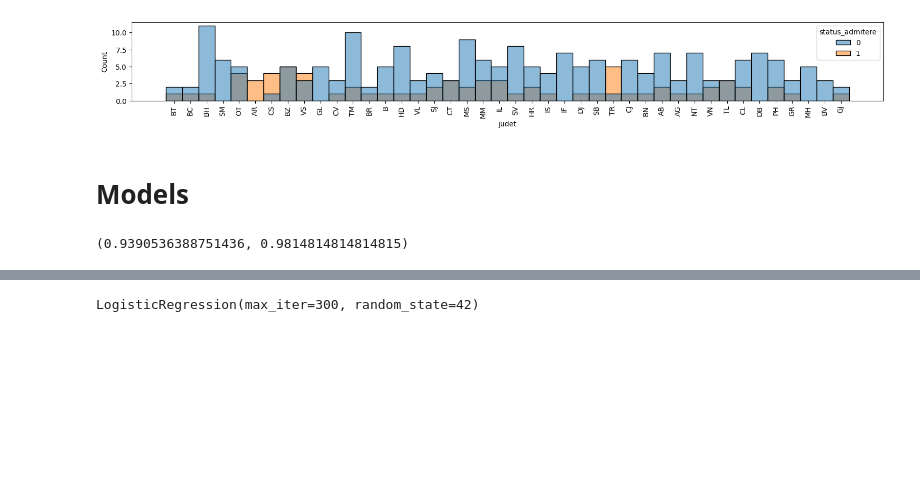
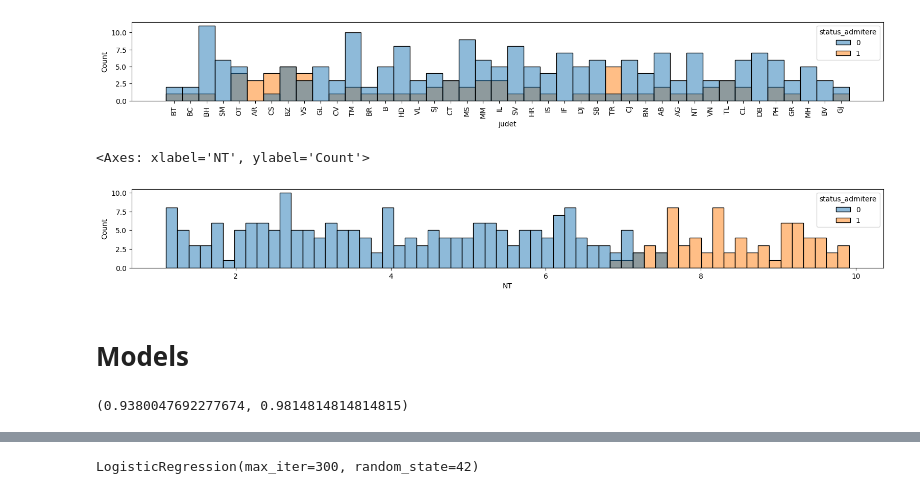
Before and after one commit to stefanasandei/roai-solved, a Jupyter notebook: simulare-03/admitere-liceu/admitere-liceu.ipynb, the cells around one changed output, grey strips where cells are left out. Saved outputs shown, nothing was run; the diff lists cells and outputs as text; code cells hidden in the pictures; blank space fills up the shorter version.

```diff
--- a/simulare-03/admitere-liceu/admitere-liceu.ipynb
+++ b/simulare-03/admitere-liceu/admitere-liceu.ipynb
@@ -56,6 +50,13 @@ sns.histplot(x="judet", data=df, hue='status_admitere')
 # %% [output]
 <Axes: xlabel='judet', ylabel='Count'>
 [figure]
+# %%
+plt.figure(figsize=(19, 2))
+
+sns.histplot(x="NT", data=df, hue="status_admitere", bins=60)
+# %% [output]
+<Axes: xlabel='NT', ylabel='Count'>
+[figure, added]
 # %% [markdown]
 # Models
 # %%
@@ -72,11 +73,11 @@ def evaluate(clf):
 
     return cv, acc
 # %%
-rf = RandomForestClassifier(random_state=seed)
+rf = RandomForestClassifier(n_estimators=200, random_state=seed)
 
 evaluate(rf)
 # %% [output]
-(0.9390536388751436, 0.9814814814814815)
+(0.9380047692277674, 0.9814814814814815)
 # %%
 lr = LogisticRegression(max_iter=300, random_state=seed)
 
```
Also changed, not shown: parts of 7 cells of this notebook, 1 other file.
